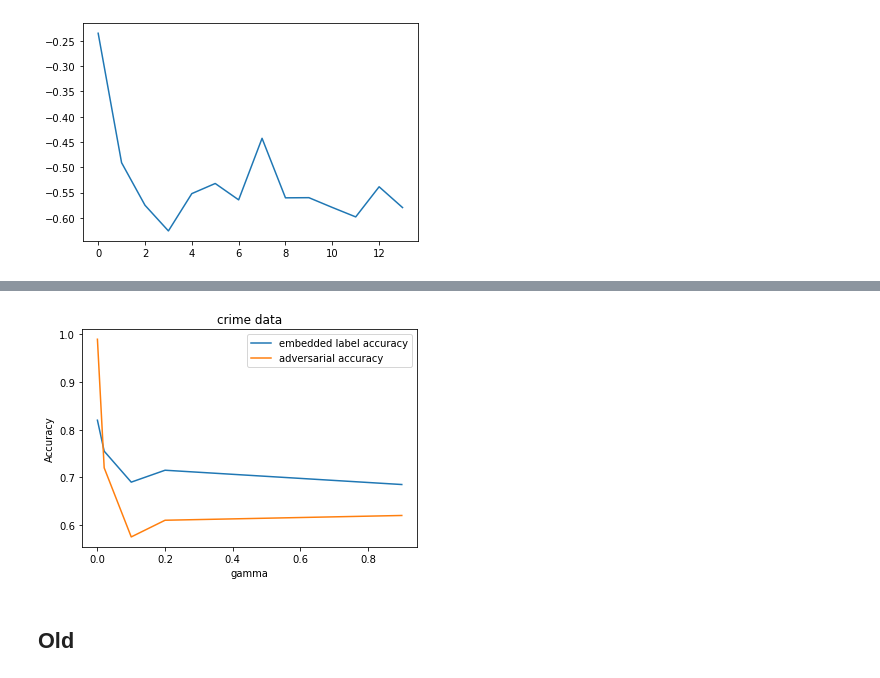
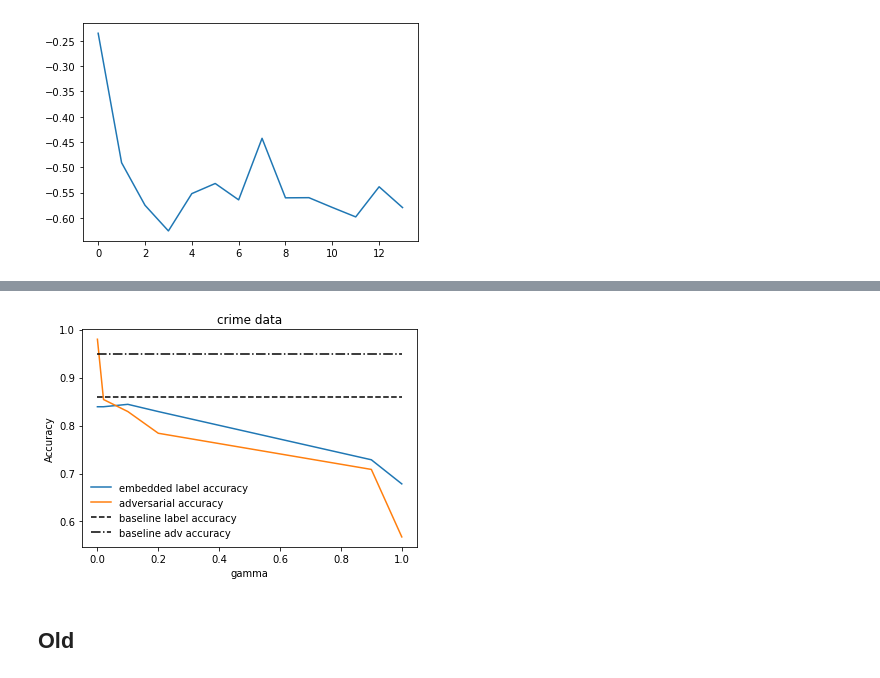
Before and after one commit to jtamanas/FNF4HEP, a Jupyter notebook: CrimeExample.ipynb, the cells around one changed output, grey strips where cells are left out. Drawn from its saved outputs; the diff is of its cells as text; code cells hidden in the pictures.

```diff
--- a/CrimeExample.ipynb
+++ b/CrimeExample.ipynb
@@ -192,8 +195,8 @@ P-flow Label accuracy: 0.7035176157951355 P-flow Adversarial accuracy: 0.6783919
 # %% [markdown]
 ## Multiple $\gamma$ runs
 # %%
-# gammas = [0.0, 0.02, 0.1, 0.2, 0.9, 1.0]
-gammas = [0.0, 0.02, 0.05, 0.1, 0.2]
+gammas = [0.0, 0.02, 0.1, 0.2, 0.9, 1.0]
+# gammas = [0.0, 0.02, 0.05, 0.1, 0.2]
 prob_flows = []
 # %%
 #todo Add patience parameter instead of num_epochs
@@ -310,19 +284,19 @@ plt.show()
-# %%
-plt.plot(gammas, label_accs, label='embedded label accuracy')
-plt.plot(gammas, adv_accs, label='adversarial accuracy')
-# plt.plot(np.linspace(0,1,10),np.ones(10)*baseline_label_acc, 'k--', label='baseline label accuracy')
-# plt.plot(np.linspace(0,1,10),np.ones(10)*0.62, 'k-.', label='baseline high res label accuracy')
-
-
-plt.xlabel('gamma')
-plt.ylabel('Accuracy')
-
-plt.legend()
-plt.title('crime data')
-# plt.savefig('prob_flow_crime_accuracy.png')
-plt.show()
-# %% [output]
-[figure, removed]
+# %%
+plt.plot(gammas, label_accs, label='embedded label accuracy')
+plt.plot(gammas, adv_accs, label='adversarial accuracy')
+plt.plot(np.linspace(0,1.0,10),np.ones(10)*baseline_label_acc, 'k--', label='baseline label accuracy')
+plt.plot(np.linspace(0,1.0,10),np.ones(10)*baseline_adv_acc, 'k-.', label='baseline adv accuracy')
+
+plt.xlabel('gamma')
+plt.ylabel('Accuracy')
+
+plt.legend(frameon=False)
+plt.title('crime data')
+# plt.savefig('prob_flow_crime_accuracy_patience.png')
+
+plt.show()
+# %% [output]
+[figure, added]
 # %% [markdown]
 ## Old
 # %%
```
Also changed, not shown: parts of 8 cells of this notebook, 3 other files.
